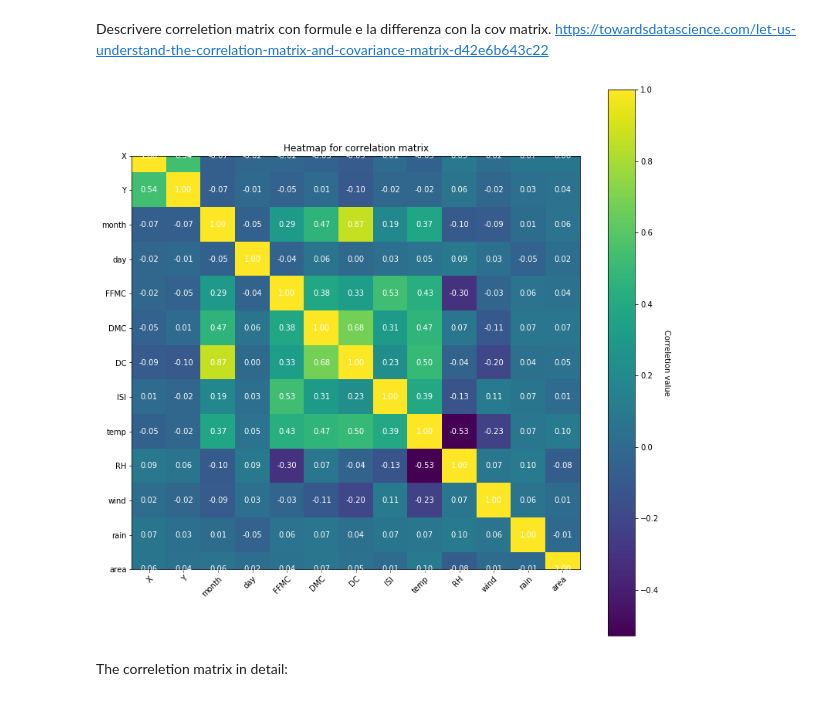
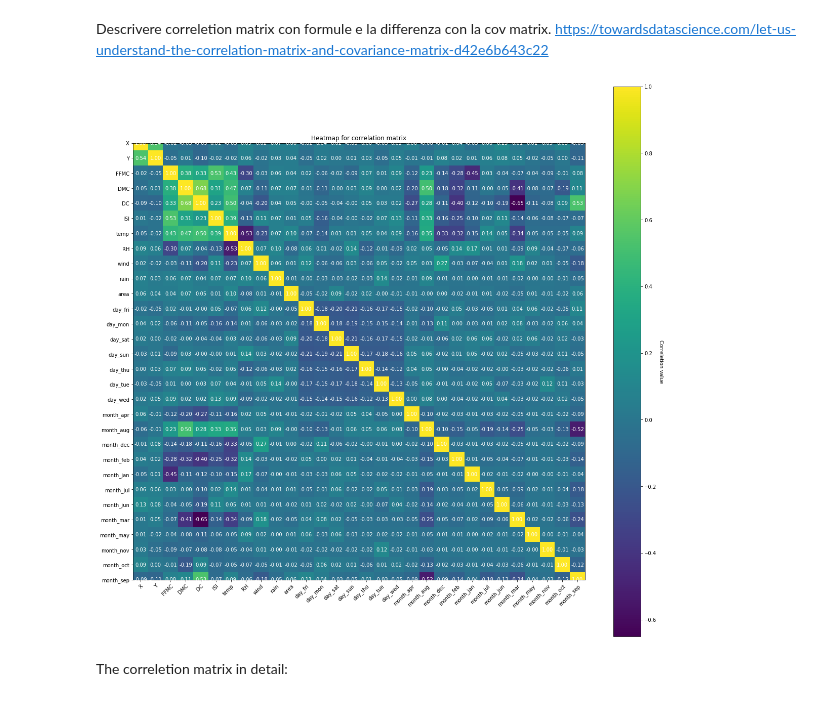
Before and after one commit to andrea7imo/DataSpacesThesis, a Jupyter notebook: DataSpacesThesis.ipynb, the cells around one changed output. Drawn from its saved outputs; the diff is of its cells as text; code cells hidden in the pictures.

```diff
--- a/DataSpacesThesis.ipynb
+++ b/DataSpacesThesis.ipynb
@@ -217,3 +186,12 @@ KeyError: 2
+# %%
+dataset['day'] = pd.Categorical(dataset['day'])
+dataset['month'] = pd.Categorical(dataset['month'])
+
+day_dummies = pd.get_dummies(dataset['day'], prefix="day")
+month_dummies = pd.get_dummies(dataset['month'], prefix="month")
+
+dataset = dataset.drop(['day', 'month'], axis=1)
+dataset = pd.concat([dataset, day_dummies, month_dummies], axis=1)
 # %%
 dataset.head(5)
 # %% [output]
@@ -230,28 +209,28 @@ Descrivere correletion matrix con formule e la differenza con la cov matrix.
 https://towardsdatascience.com/let-us-understand-the-correlation-matrix-and-covariance-matrix-d42e6b643c22
 # %%
 correlations = dataset.corr()
-fig, ax = plt.subplots(figsize=(13,13))
+fig, ax = plt.subplots(figsize=(20,20))
 im = ax.imshow(correlations)
-ax.set_xticks(np.arange(len(featureNames)))
-ax.set_yticks(np.arange(len(featureNames)))
+ax.set_xticks(np.arange(dataset.shape[1]))
+ax.set_yticks(np.arange(dataset.shape[1]))
 # label them with the respective list entries
-ax.set_xticklabels(featureNames)
-ax.set_yticklabels(featureNames)
+ax.set_xticklabels(list(dataset.columns))
+ax.set_yticklabels(list(dataset.columns))
 
 # Rotate the tick labels and set their alignment.
 plt.setp(ax.get_xticklabels(), rotation=45, ha="right", rotation_mode="anchor")
 
 # Loop over data dimensions and create text annotations.
-for i in range(len(featureNames)):
-    for j in range(len(featureNames)):
+for i in range(dataset.shape[1]):
+    for j in range(dataset.shape[1]):
         text = ax.text(j, i, "{0:.2f}".format(correlations.iloc[i, j]), ha="center", va="center", color="w")
 cbar = ax.figure.colorbar(im, ax=ax)
 cbar.ax.set_ylabel("Correletion value", rotation=-90, va="bottom")
 
 ax.set_title("Heatmap for correlation matrix")
 plt.show()
 # %% [output]
-[figure, old version]
+[figure, new version]
 # %% [markdown]
 The correletion matrix in detail:
 # %%
```
Also changed, not shown: parts of 17 cells of this notebook.
